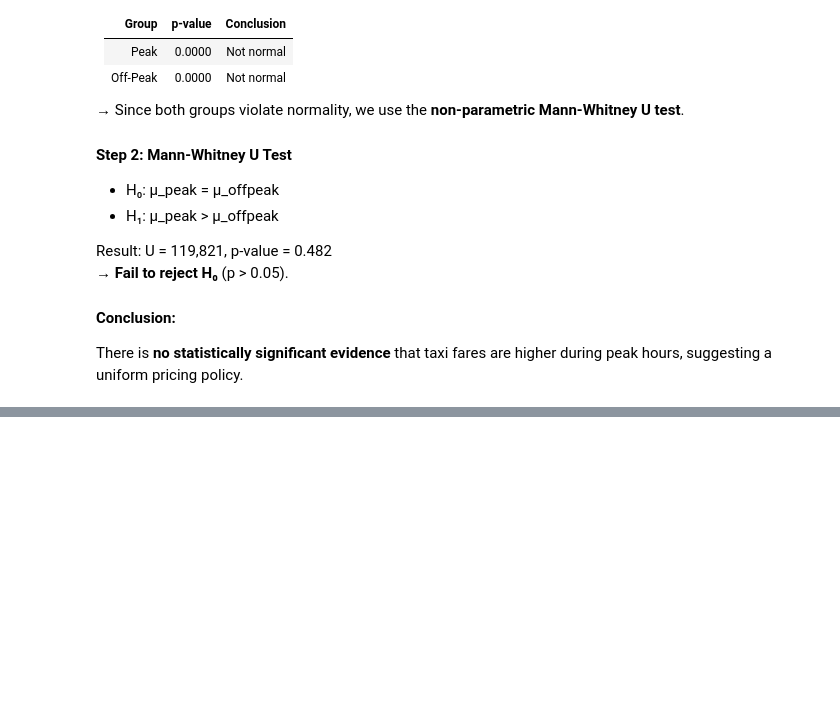
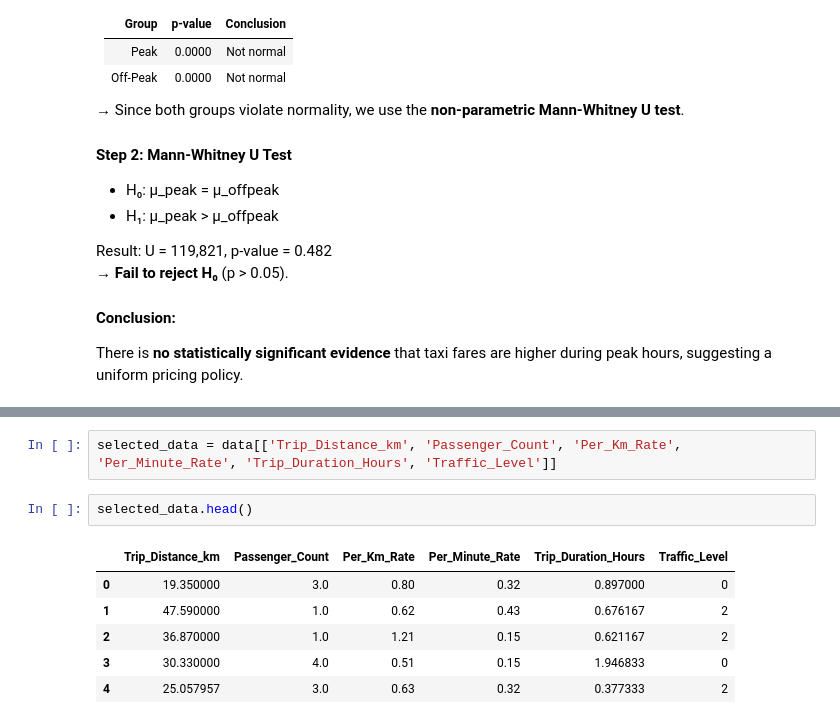
Before and after one commit to zeyad-mohvme-d/Taxi-Fare-Trip-Duration-Analytics, a Jupyter notebook: Notebook/Analysis.ipynb, the cells around one changed output, grey strips where cells are left out. Cells and saved outputs as stored; diff of their text form; blank space fills up the shorter version.

```diff
--- a/Notebook/Analysis.ipynb
+++ b/Notebook/Analysis.ipynb
@@ -774,0 +810,11 @@ There is **no statistically significant evidence** that taxi fares are higher du
+# %%
+selected_data = data[['Trip_Distance_km', 'Passenger_Count', 'Per_Km_Rate', 'Per_Minute_Rate', 'Trip_Duration_Hours', 'Traffic_Level']]
+# %%
+selected_data.head()
+# %% [output]
+|  | Trip_Distance_km | Passenger_Count | Per_Km_Rate | Per_Minute_Rate | Trip_Duration_Hours | Traffic_Level |
+| 0 | 19.350000 | 3.0 | 0.80 | 0.32 | 0.897000 | 0 |
+| 1 | 47.590000 | 1.0 | 0.62 | 0.43 | 0.676167 | 2 |
+| 2 | 36.870000 | 1.0 | 1.21 | 0.15 | 0.621167 | 2 |
+| 3 | 30.330000 | 4.0 | 0.51 | 0.15 | 1.946833 | 0 |
+| 4 | 25.057957 | 3.0 | 0.63 | 0.32 | 0.377333 | 2 |
```
Also changed, not shown: parts of 10 cells of this notebook.
